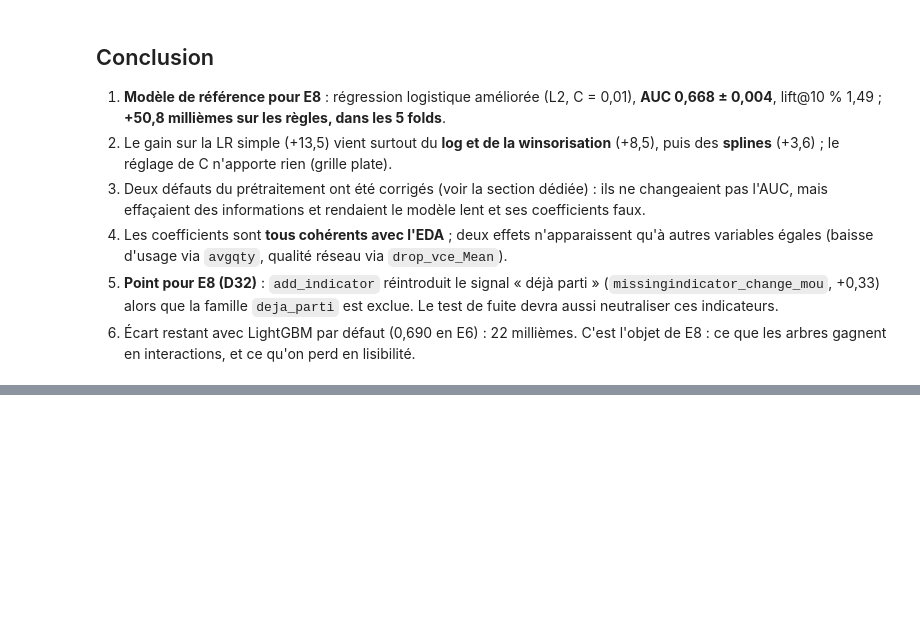
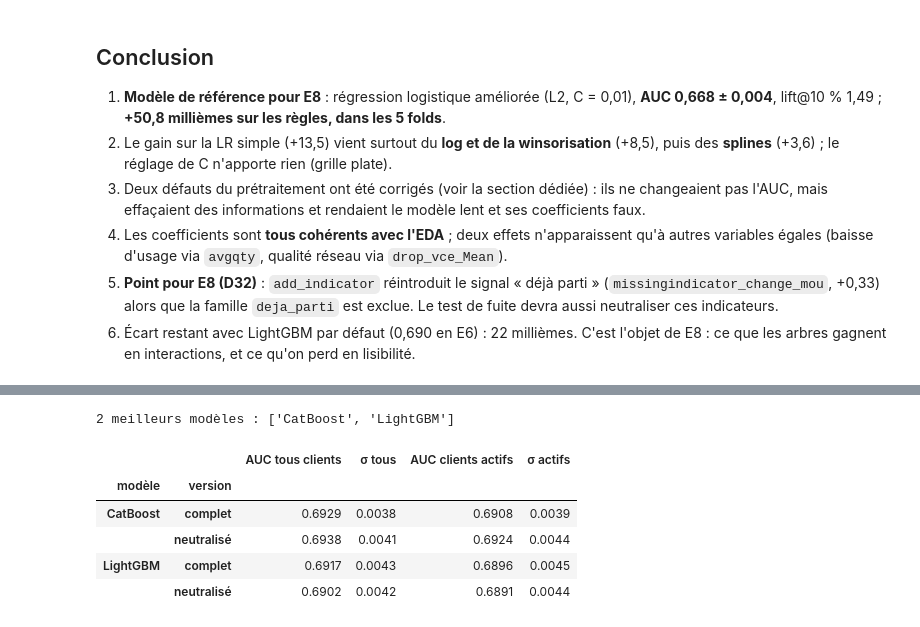
Before and after one commit to malek-ksouri/telecom_churn, a Jupyter notebook: notebooks/05_modeling.ipynb, the cells around one changed output, grey strips where cells are left out. Drawn from its saved outputs; the diff is of its cells as text; code cells hidden in the pictures; blank space fills up the shorter version.

```diff
--- a/notebooks/05_modeling.ipynb
+++ b/notebooks/05_modeling.ipynb
@@ -403,0 +525,25 @@ pd.DataFrame({"months": effects["months"].loc[[6, 9, 11, 12, 15, 24, 36, 60]].ro
+# %%
+candidates = comparison.drop(index=["Dummy", "Règles E4"]).sort_values("auc", ascending=False).index[:2].tolist()
+print("2 meilleurs modèles :", candidates)
+leak_rows, neutral_results = [], {}
+for label in candidates:
+    name, params = MODELS[label]
+    neutral_results[label] = cross_validate_model(build_pipeline(name, neutralize_leak=True, **params),
+                                                  train, y, folds, f"{label} neutralisé")
+    for version, r in [("complet", results[label]), ("neutralisé", neutral_results[label])]:
+        all_auc = r.per_fold["roc_auc"].to_numpy()
+        act_auc = subset_auc_per_fold(r.oof, y, folds, active)
+        leak_rows.append({"modèle": label, "version": version,
+                          "AUC tous clients": all_auc.mean(), "σ tous": all_auc.std(ddof=1),
+                          "AUC clients actifs": act_auc.mean(), "σ actifs": act_auc.std(ddof=1),
+                          "_all": all_auc, "_act": act_auc})
+leak = pd.DataFrame(leak_rows)
+display(leak.drop(columns=["_all", "_act"]).set_index(["modèle", "version"]).round(4))
+# %% [output]
+2 meilleurs modèles : ['CatBoost', 'LightGBM']
+|  |  | AUC tous clients | σ tous | AUC clients actifs | σ actifs |
+| modèle | version |  |  |  |  |
+| CatBoost | complet | 0.6929 | 0.0038 | 0.6908 | 0.0039 |
+|  | neutralisé | 0.6938 | 0.0041 | 0.6924 | 0.0044 |
+| LightGBM | complet | 0.6917 | 0.0043 | 0.6896 | 0.0045 |
+|  | neutralisé | 0.6902 | 0.0042 | 0.6891 | 0.0044 |
```
Also changed, not shown: parts of 15 cells of this notebook, 8 other files.
